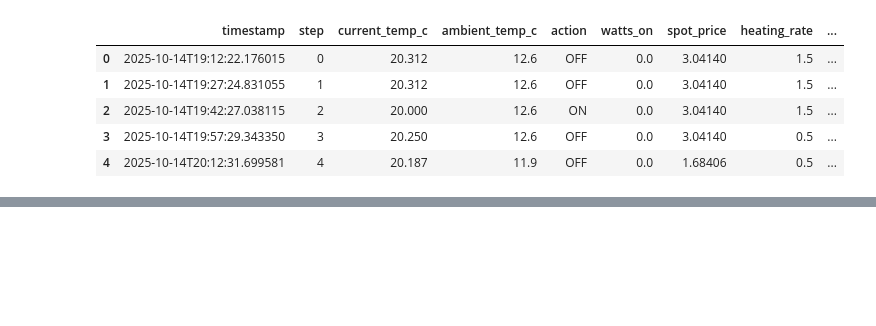
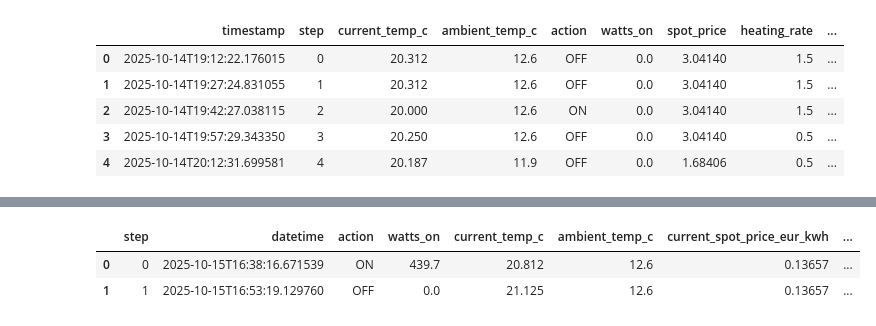
Before and after one commit to KaffeDiem/mpc-prototype, a Jupyter notebook: data/plot.ipynb, the cells around one changed output, grey strips where cells are left out. Saved outputs shown, nothing was run; the diff lists cells and outputs as text; code cells hidden in the pictures; blank space fills up the shorter version.

```diff
--- a/data/plot.ipynb
+++ b/data/plot.ipynb
@@ -56,0 +57,7 @@ plt.show()
+# %%
+df = pd.read_csv("stats_2025-10-15_16-38-11.csv")
+df.head()
+# %% [output]
+|  | step | datetime | action | watts_on | current_temp_c | ambient_temp_c | current_spot_price_eur_kwh | ... |
+| 0 | 0 | 2025-10-15T16:38:16.671539 | ON | 439.7 | 20.812 | 12.6 | 0.13657 | ... |
+| 1 | 1 | 2025-10-15T16:53:19.129760 | OFF | 0.0 | 21.125 | 12.6 | 0.13657 | ... |
```
Also changed, not shown: parts of 2 cells of this notebook, 1 other file.
